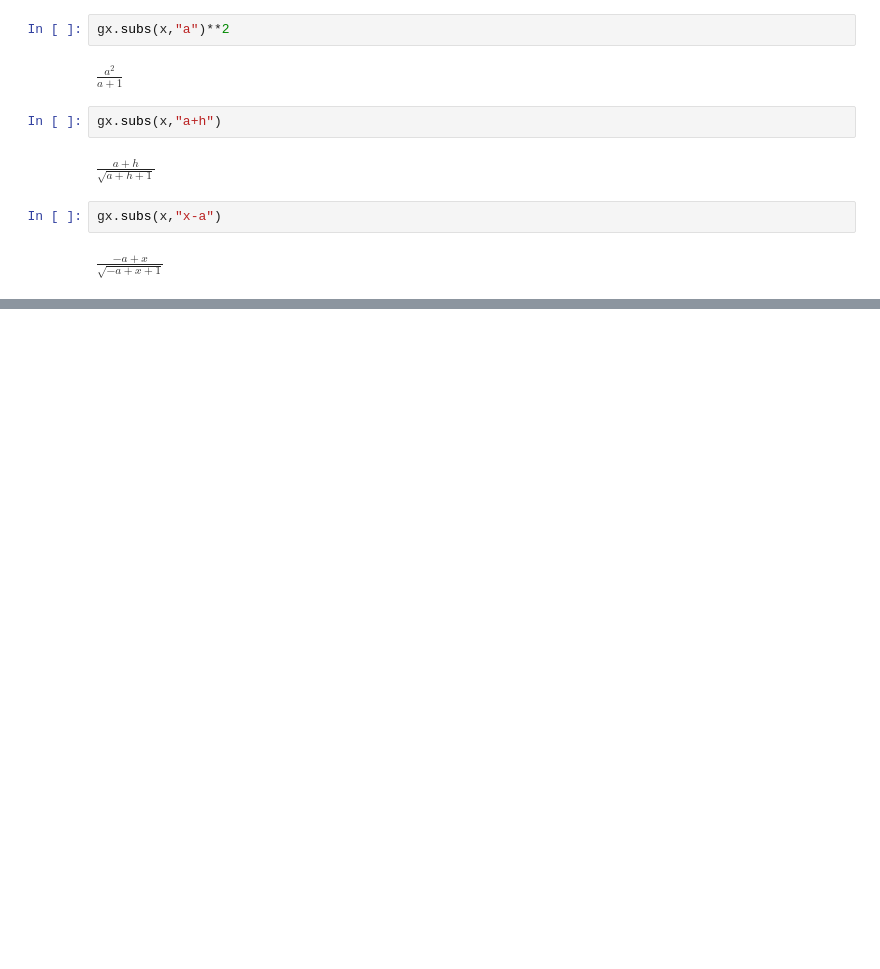
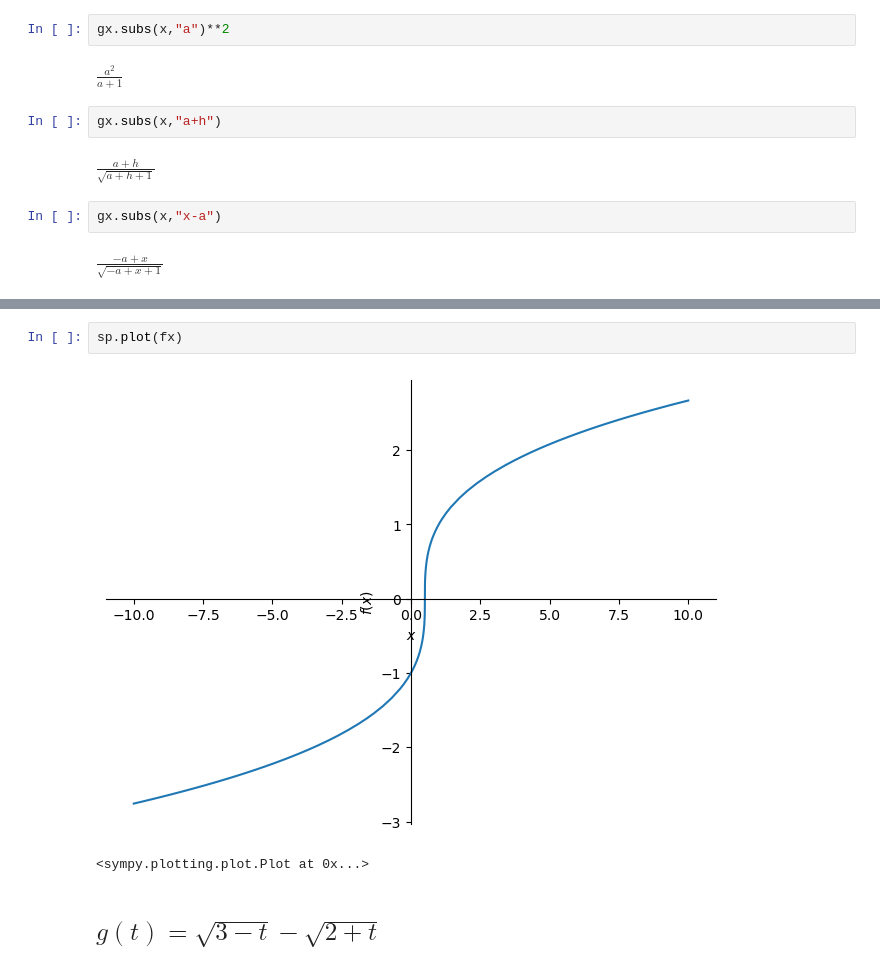
Before and after one commit to Lashi0812/Calculus, a Jupyter notebook: 01_1_Chapter_Four_way_to_represent_fn.ipynb, the cells around one changed output, grey strips where cells are left out. Saved outputs shown, nothing was run; the diff lists cells and outputs as text; blank space fills up the shorter version.

```diff
--- a/01_1_Chapter_Four_way_to_represent_fn.ipynb
+++ b/01_1_Chapter_Four_way_to_represent_fn.ipynb
@@ -196,0 +245,7 @@ $\displaystyle \frac{- a + x}{\sqrt{- a + x + 1}}$
+# %%
+sp.plot(fx)
+# %% [output]
+[figure, added]
+<sympy.plotting.plot.Plot at 0x...>
+# %% [markdown]
+## $g(t)=\sqrt{3-t}-\sqrt{2+t}$
```
Also changed, not shown: parts of 43 cells of this notebook.
